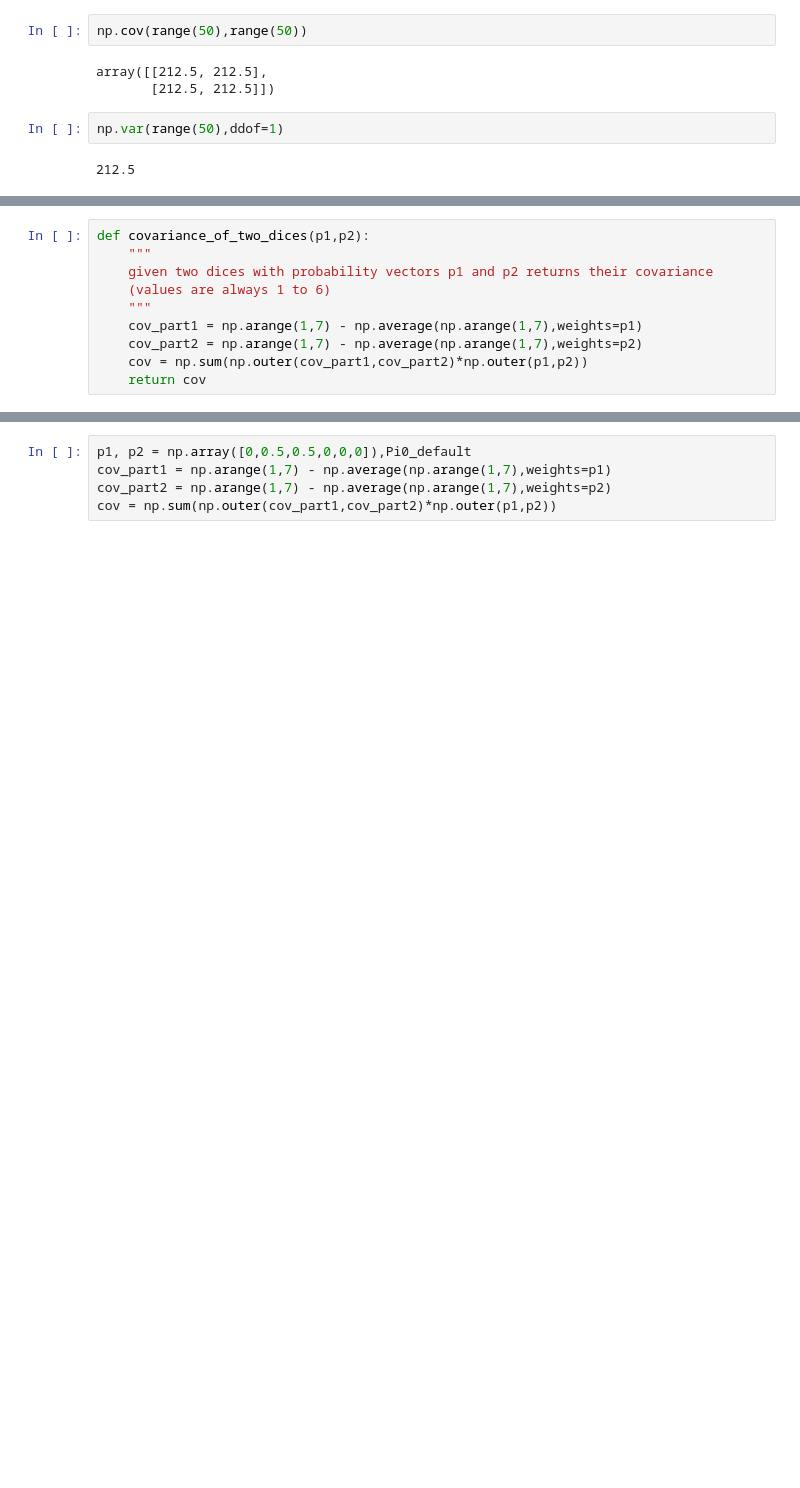
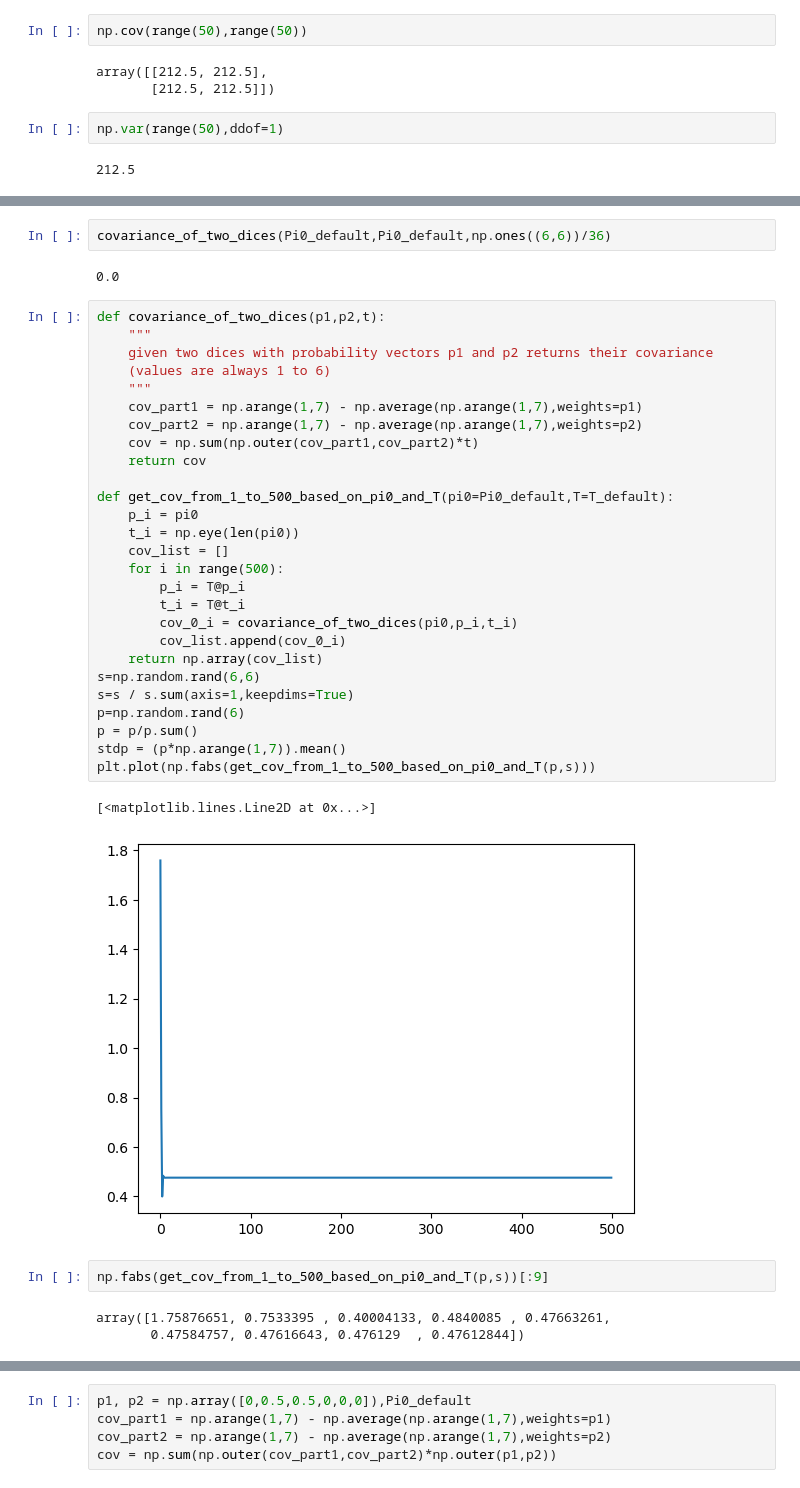
Before and after one commit to barboym/hw_statistics_runi, a Jupyter notebook: HW3/HW3.ipynb, the cells around one changed output, grey strips where cells are left out. Drawn from its saved outputs; the diff is of its cells as text; blank space fills up the shorter version.

```diff
--- a/HW3/HW3.ipynb
+++ b/HW3/HW3.ipynb
@@ -774,10 +771,39 @@ array([[0.16666667, 0.        ],
+# %%
+covariance_of_two_dices(Pi0_default,Pi0_default,np.ones((6,6))/36)
+# %% [output]
+0.0
 # %%
-def covariance_of_two_dices(p1,p2):
+def covariance_of_two_dices(p1,p2,t):
     """
     given two dices with probability vectors p1 and p2 returns their covariance
     (values are always 1 to 6)
     """
     cov_part1 = np.arange(1,7) - np.average(np.arange(1,7),weights=p1)
     cov_part2 = np.arange(1,7) - np.average(np.arange(1,7),weights=p2)
-    cov = np.sum(np.outer(cov_part1,cov_part2)*np.outer(p1,p2))
+    cov = np.sum(np.outer(cov_part1,cov_part2)*t)
     return cov
+
+def get_cov_from_1_to_500_based_on_pi0_and_T(pi0=Pi0_default,T=T_default):
+    p_i = pi0
+    t_i = np.eye(len(pi0))
+    cov_list = []
+    for i in range(500):
+        p_i = T@p_i
+        t_i = T@t_i
+        cov_0_i = covariance_of_two_dices(pi0,p_i,t_i)
+        cov_list.append(cov_0_i)
+    return np.array(cov_list)
+s=np.random.rand(6,6)
+s=s / s.sum(axis=1,keepdims=True)
+p=np.random.rand(6)
+p = p/p.sum()
+stdp = (p*np.arange(1,7)).mean()
+plt.plot(np.fabs(get_cov_from_1_to_500_based_on_pi0_and_T(p,s)))
+# %% [output]
+[<matplotlib.lines.Line2D at 0x...>]
+[figure, added]
+# %%
+np.fabs(get_cov_from_1_to_500_based_on_pi0_and_T(p,s))[:9]
+# %% [output]
+array([1.75876651, 0.7533395 , 0.40004133, 0.4840085 , 0.47663261,
+       0.47584757, 0.47616643, 0.476129  , 0.47612844])
```
Also changed, not shown: parts of 26 cells of this notebook, 32 other files.
